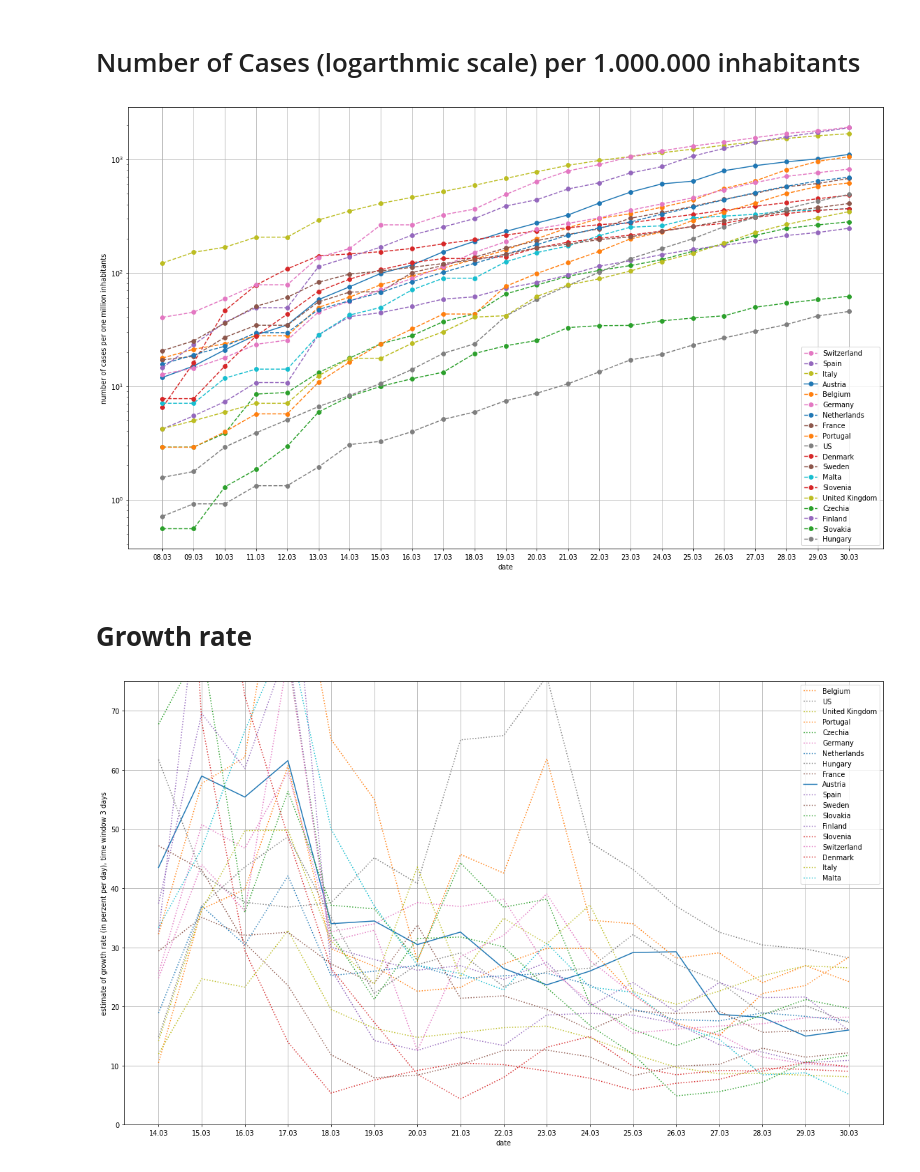
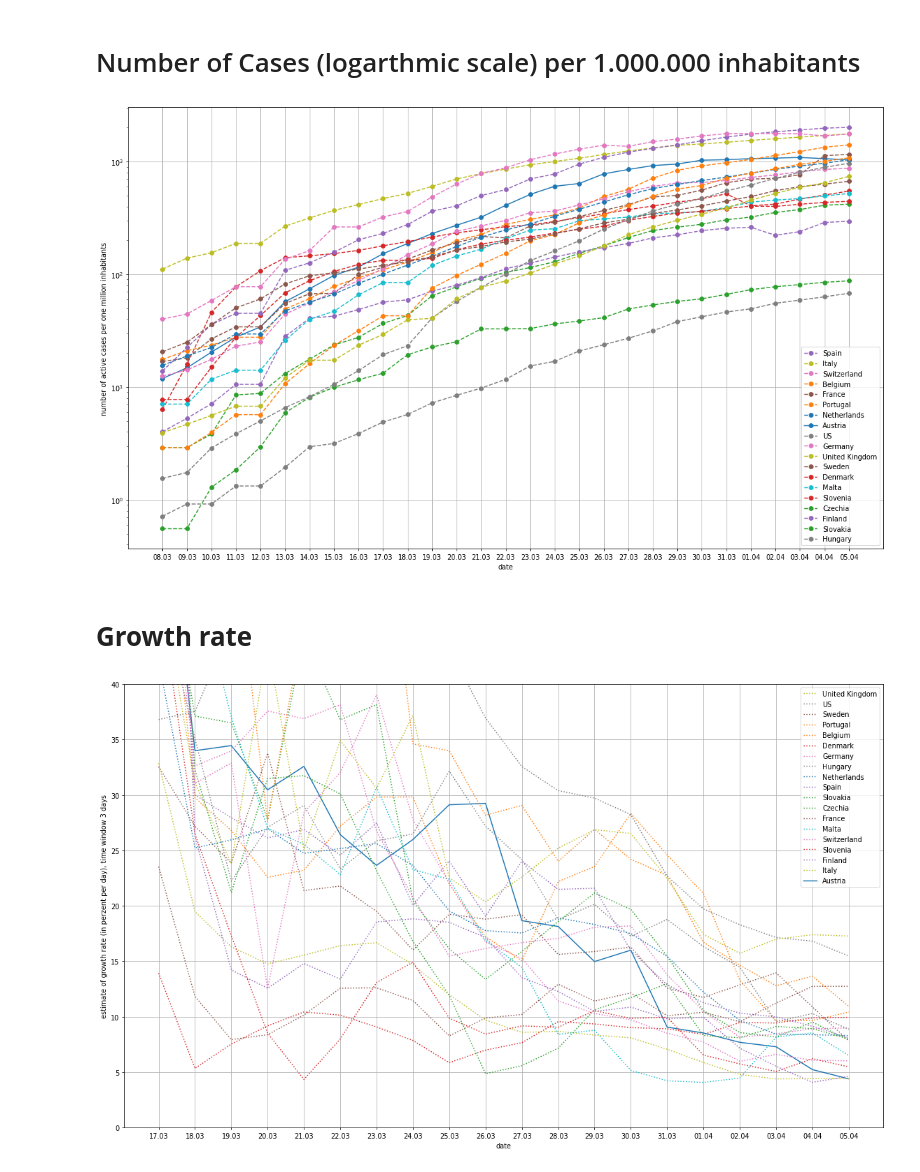
Before and after one commit to human-centered-ai-lab/app-covid-19-playground, a Jupyter notebook: covid_19_playground.ipynb, the cells around one changed output. Saved outputs shown, nothing was run; the diff lists cells and outputs as text; code cells hidden in the pictures.

```diff
--- a/covid_19_playground.ipynb
+++ b/covid_19_playground.ipynb
@@ -68,7 +67,7 @@ dots_per_inch = 70
 
 plt.figure( figsize=(width_in_inches, height_in_inches), dpi=dots_per_inch)
 
-#countriesOfInterest = ['Austria', 'Czechia', 'Germany', 'Italy', 'US', 'United Kingdom', 'Denmark' ]
+#countriesOfInterest = ['Austria', 'Czechia', 'Germany', 'Italy', 'US', 'United Kingdom', 'Slovenia', 'Denmark' ]
 
 datesToInspect = []
 x_axis_data = [];
@@ -81,43 +80,43 @@ labels = []
 numberToOrder = {}
 i = 0
 for c in countriesOfInterest:
         y_axis_data = []
         for dataindex in datesToInspect:
             datafromonecontry = data[c]
             for daydata in datafromonecontry:
                 #print (daydata['date'], dataindex)
                 if daydata['date'] == dataindex:
-                    cc = daydata['confirmed']
+                    cc = daydata['confirmed'] - daydata['recovered']
                     normalizedcc = cc * 1000000 / population[c]
                     v = normalizedcc
                     numberToOrder[i] = v
                     y_axis_data.append(v)
         ls = 'solid' if c == 'Austria' else '--'
         lines, = plt.plot(x_axis_data,  y_axis_data, label=c, linestyle=ls, marker='o')
         labels.append (c)
         i = i + 1
 
 LabelOrdering = []
 for e in sorted(numberToOrder.items(), key=lambda x: x[1], reverse=True):
   LabelOrdering.append (e[0])
 
 plt.yscale('log')
 plt.xlabel("date")
-plt.ylabel("number of cases per one million inhabitants")
+plt.ylabel("number of active cases per one million inhabitants")
 plt.grid(True)
 
 handles, labels = plt.gca().get_legend_handles_labels()
 plt.legend([handles[idx] for idx in LabelOrdering],[labels[idx] for idx in LabelOrdering], loc='lower right')
 plt.show()
 # %% [output]
-[figure, old version]
+[figure, new version]
 # %% [markdown]
 # **Growth rate**
 # %%
 # delta growth rate computing
 deltaInDays = 3
 
-startDate = date(2020, 3, 14)
+startDate = date(2020, 3, 17)
 
 dateIndexMapper = []
 datesToConsider = []
@@ -143,7 +142,7 @@ numberOfDays = len(datesToInspect)
 numberToOrder = {}
 
 i = 0
-plt.ylim(0,75)
+plt.ylim(0, 40)
 
 for c in countriesOfInterest:
         y_axis_data = []
@@ -184,4 +183,4 @@ plt.grid(True)
 handles, labels = plt.gca().get_legend_handles_labels()
 legend = plt.legend([handles[idx] for idx in LabelOrdering],[labels[idx] for idx in LabelOrdering], loc='upper right')
 # %% [output]
-[figure, old version]
+[figure, new version]
```
Also changed, not shown: parts of 1 cell of this notebook.
